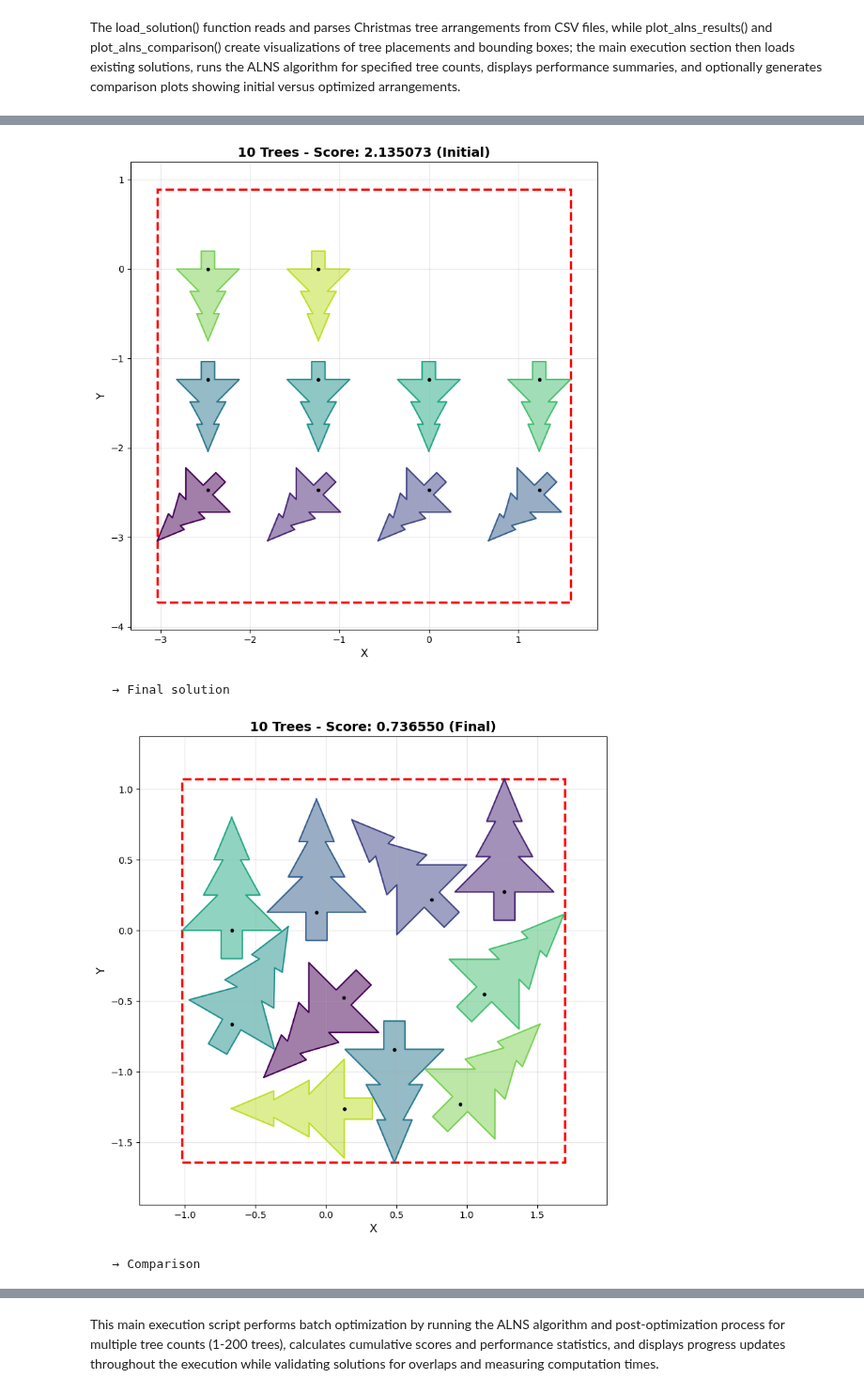
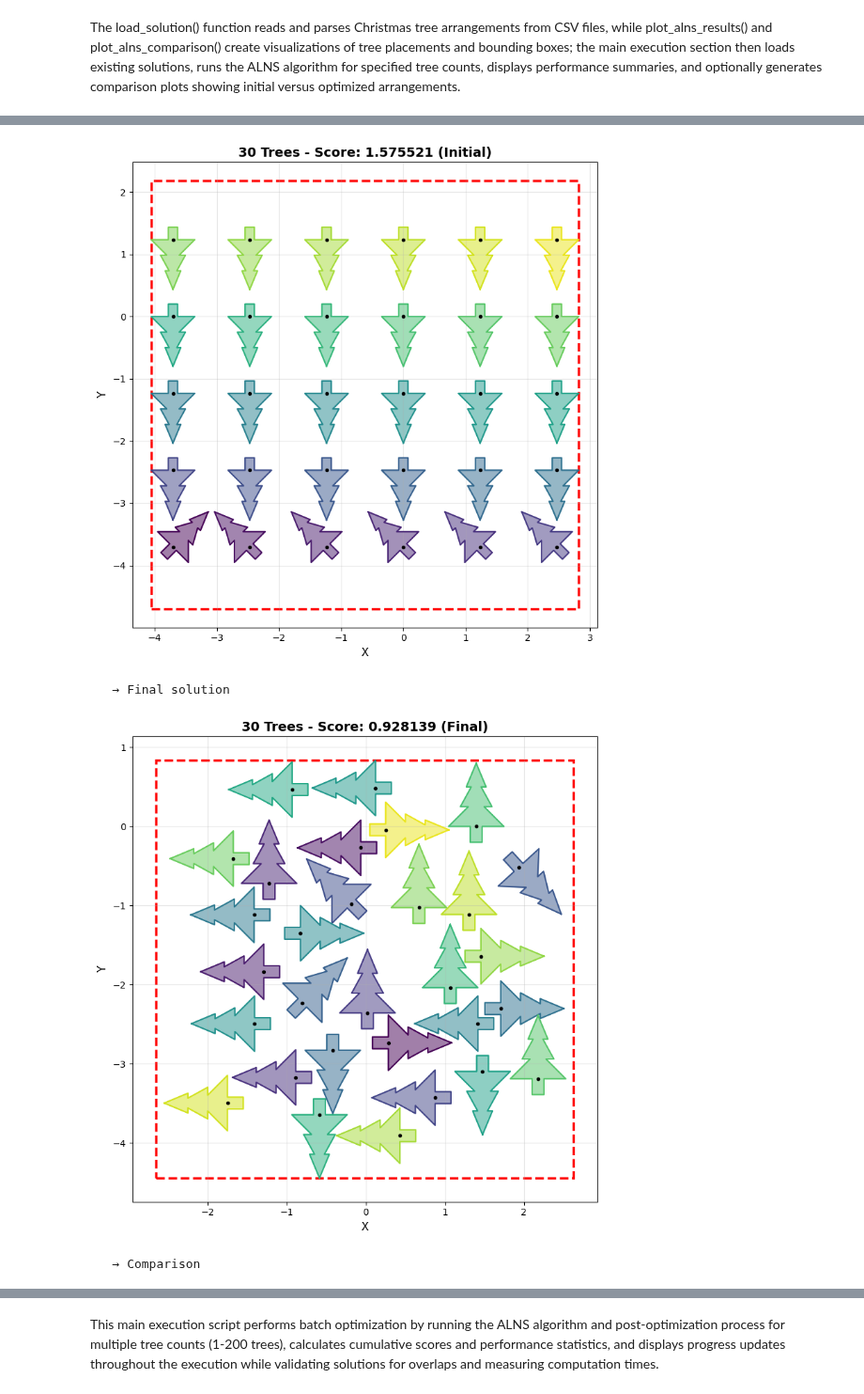
Before and after one commit to rafifariqrabbani25/Adaptive-Large-Neighborhood-Search-ALNS-for-Christmas-Tree-Packing-Optimization, a Jupyter notebook: ALNS for Christmas Packing Problem.ipynb, the cells around one changed output, grey strips where cells are left out. Shown at 94% size. Cells and saved outputs as stored; diff of their text form; code cells hidden in the pictures.

Commit message:
Kaggle Notebook | ALNS for Christmas Tree Packing | Version 4

```diff
--- a/ALNS for Christmas Packing Problem.ipynb
+++ b/ALNS for Christmas Packing Problem.ipynb
@@ -1068,9 +874,15 @@ def run_alns(n_trees, random_seed=None, max_time_minutes=2.0):
 The load_solution() function reads and parses Christmas tree arrangements from CSV files, while plot_alns_results() and plot_alns_comparison() create visualizations of tree placements and bounding boxes; the main execution section then loads existing solutions, runs the ALNS algorithm for specified tree counts, displays performance summaries, and optionally generates comparison plots showing initial versus optimized arrangements.
 # %%
 # ===========================================================================================
-# LOAD SOLUTION FROM CSV
+# LOAD SOLUTION FROM CSV (PREPROCESSING)
 # ===========================================================================================
 def load_solution(filename):
+    """
+    Load existing solution from CSV
+
+    Returns:
+        dict: {n: [list of ChristmasTree objects]}
+    """
     df = pd.read_csv(filename)
 
     trees_by_n = {}
@@ -1091,7 +903,7 @@ def load_solution(filename):
         tree = ChristmasTree(x, y, deg)
         trees_by_n[n].append(tree)
 
-    print(f" Loaded {len(trees_by_n)} different n values from {filename}")
+    print(f"✅ Loaded {len(trees_by_n)} different n values from {filename}")
     return trees_by_n
 
 
@@ -1232,12 +1044,13 @@ def plot_alns_comparison(initial_sol, final_sol, n_trees):
 # ===========================================================================================
 if __name__ == "__main__":
     # ========== CONFIGURATION ==========
-    INPUT_FILE = 'sample_submission.csv'
+    INPUT_FILE = '/kaggle/input/santa-2025/sample_submission.csv'
 
     # >>>>>>>>>>>>>>>>>>>>>>>>>>>>>>>>>>>>>>>>>>>>>>>>>>>>>>>>>>>>
-    RUN_N_ONLY = [10]
+    # PILIH N YANG MAU DI-RUN DAN VISUALISASI
+    RUN_N_ONLY = [30]   # ⬅️ UBAH DI SINI
 
-    SHOW_PLOTS = True
+    SHOW_PLOTS = True      # ⬅️ Set False untuk skip semua plotting
     # >>>>>>>>>>>>>>>>>>>>>>>>>>>>>>>>>>>>>>>>>>>>>>>>>>>>>>>>>>>>
 
     print(f"\n{'='*80}")
@@ -1246,7 +1059,7 @@ if __name__ == "__main__":
     print(f"{'='*80}")
 
     # Load existing solution
-    print("\n Loading CSV file...")
+    print("\n📂 Loading CSV file...")
     all_solutions = load_solution(INPUT_FILE)
 
     # Validate n values
@@ -1254,13 +1067,13 @@ if __name__ == "__main__":
     n_values = [n for n in RUN_N_ONLY if n in available_n]
 
     if len(n_values) == 0:
-        raise ValueError(f" No valid n values. Available: {available_n}")
+        raise ValueError(f"❌ No valid n values. Available: {available_n}")
 
     if len(n_values) < len(RUN_N_ONLY):
         missing = set(RUN_N_ONLY) - set(n_values)
-        print(f"  Skipping unavailable n values: {missing}")
+        print(f"⚠️  Skipping unavailable n values: {missing}")
 
-    print(f"\n Running ALNS for n = {n_values}\n")
+    print(f"\n🚀 Running ALNS for n = {n_values}\n")
 
     # ===========================================================================================
     # RUN ALNS FOR EACH N
@@ -1305,7 +1118,7 @@ if __name__ == "__main__":
     print(f"\n{'N':<6} {'Initial':<12} {'Final':<12} {'Improve %':<12} {'Time(s)':<10} {'Iters':<8}")
     print("-" * 70)
 
-    for n in n_values:
+    for n in n_values:  # ✅ SAMA dengan yang di-run
         res = results[n]
         print(f"{n:<6} {res['initial_score']:<12.6f} {res['final_score']:<12.6f} "
               f"{res['improvement_pct']:<12.2f} {res['time']:<10.1f} {res['iterations']:<8}")
@@ -1326,10 +1139,10 @@ if __name__ == "__main__":
         print(f"VISUALIZATION")
         print(f"{'='*80}\n")
 
-        for n in n_values:
+        for n in n_values:  # ✅ SAMA dengan yang di-run dan di-tabel
             res = results[n]
 
-            print(f" Visualizing n = {n}...")
+            print(f"📊 Visualizing n = {n}...")
 
             # Plot 1: Initial solution
             print(f"   → Initial solution")
@@ -1346,10 +1159,10 @@ if __name__ == "__main__":
             print()
 
         print(f"{'='*80}")
-        print(f" All visualizations complete!")
+        print(f"✅ All visualizations complete!")
         print(f"{'='*80}\n")
     else:
-        print("  Visualization skipped (SHOW_PLOTS = False)\n")
+        print("⏭️  Visualization skipped (SHOW_PLOTS = False)\n")
 # %% [output]
 ================================================================================
 CHRISTMAS TREE PACKING ALNS
@@ -1370,5 +1183,5 @@ Running for n = [10]
    → Initial solution
-[figure, old version]
+[figure, new version]
    → Final solution
-[figure, old version]
+[figure, new version]
    → Comparison
```
Also changed, not shown: parts of 10 cells of this notebook.
